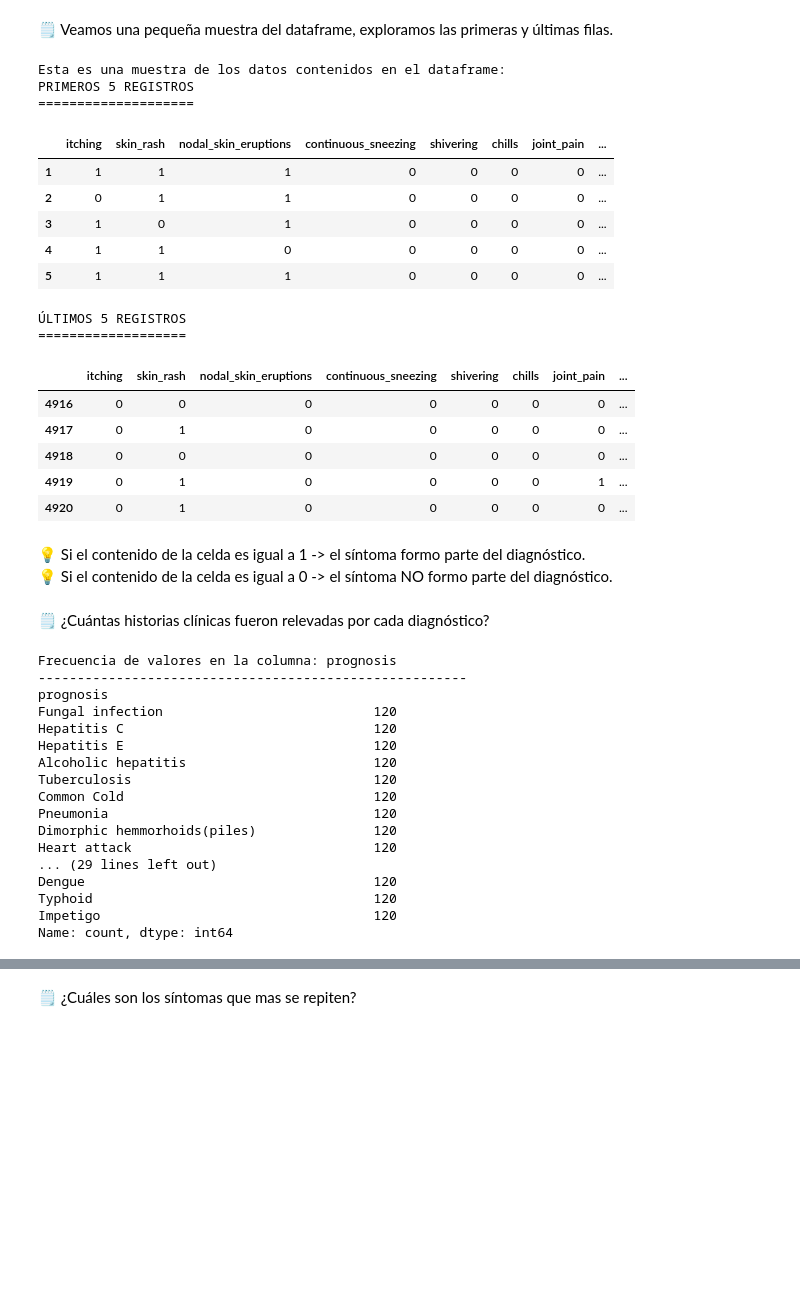
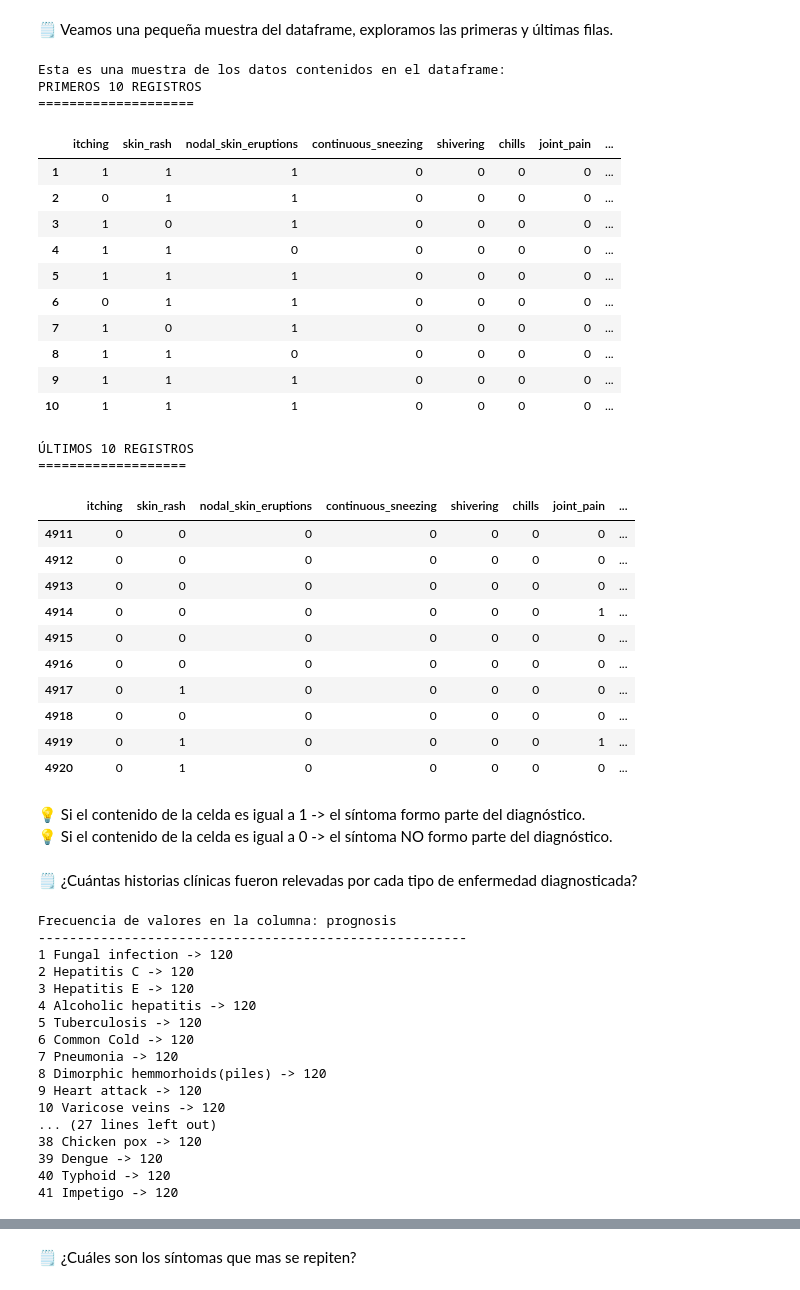
Before and after one commit to chetincho/ds_Prediccion_de_enfermedades, a Jupyter notebook: proyecto.ipynb, the cells around one changed output, grey strips where cells are left out. Saved outputs shown, nothing was run; the diff lists cells and outputs as text; code cells hidden in the pictures; blank space fills up the shorter version.

```diff
--- a/proyecto.ipynb
+++ b/proyecto.ipynb
@@ -114,27 +128,37 @@ Name: count, dtype: int64
 🗒️ Veamos una pequeña muestra del dataframe, exploramos las primeras y últimas filas.
 # %%
 print("Esta es una muestra de los datos contenidos en el dataframe:")
-print("PRIMEROS 5 REGISTROS")
+print("PRIMEROS 10 REGISTROS")
 print("====================")
-df.head()
+df.head(10)
 # %% [output]
 Esta es una muestra de los datos contenidos en el dataframe:
-PRIMEROS 5 REGISTROS
+PRIMEROS 10 REGISTROS
 ====================
 |  | itching | skin_rash | nodal_skin_eruptions | continuous_sneezing | shivering | chills | joint_pain | ... |
 | 1 | 1 | 1 | 1 | 0 | 0 | 0 | 0 | ... |
 | 2 | 0 | 1 | 1 | 0 | 0 | 0 | 0 | ... |
 | 3 | 1 | 0 | 1 | 0 | 0 | 0 | 0 | ... |
 | 4 | 1 | 1 | 0 | 0 | 0 | 0 | 0 | ... |
 | 5 | 1 | 1 | 1 | 0 | 0 | 0 | 0 | ... |
+| 6 | 0 | 1 | 1 | 0 | 0 | 0 | 0 | ... |
+| 7 | 1 | 0 | 1 | 0 | 0 | 0 | 0 | ... |
+| 8 | 1 | 1 | 0 | 0 | 0 | 0 | 0 | ... |
+| 9 | 1 | 1 | 1 | 0 | 0 | 0 | 0 | ... |
+| 10 | 1 | 1 | 1 | 0 | 0 | 0 | 0 | ... |
 # %%
-print("ÚLTIMOS 5 REGISTROS")
+print("ÚLTIMOS 10 REGISTROS")
 print("===================")
-df.tail()
+df.tail(10)
 # %% [output]
-ÚLTIMOS 5 REGISTROS
+ÚLTIMOS 10 REGISTROS
 ===================
 |  | itching | skin_rash | nodal_skin_eruptions | continuous_sneezing | shivering | chills | joint_pain | ... |
+| 4911 | 0 | 0 | 0 | 0 | 0 | 0 | 0 | ... |
+| 4912 | 0 | 0 | 0 | 0 | 0 | 0 | 0 | ... |
+| 4913 | 0 | 0 | 0 | 0 | 0 | 0 | 0 | ... |
+| 4914 | 0 | 0 | 0 | 0 | 0 | 0 | 1 | ... |
+| 4915 | 0 | 0 | 0 | 0 | 0 | 0 | 0 | ... |
 | 4916 | 0 | 0 | 0 | 0 | 0 | 0 | 0 | ... |
 | 4917 | 0 | 1 | 0 | 0 | 0 | 0 | 0 | ... |
 | 4918 | 0 | 0 | 0 | 0 | 0 | 0 | 0 | ... |
@@ -144,28 +168,32 @@ df.tail()
 💡 Si el contenido de la celda es igual a 1 -> el síntoma formo parte del diagnóstico.<br>
 💡 Si el contenido de la celda es igual a 0 -> el síntoma NO formo parte del diagnóstico.
 # %% [markdown]
-🗒️ ¿Cuántas historias clínicas fueron relevadas por cada diagnóstico?
+🗒️ ¿Cuántas historias clínicas fueron relevadas por cada tipo de enfermedad diagnosticada?
 # %%
 frecuencia_valores = df['prognosis'].value_counts()
 print(f"\nFrecuencia de valores en la columna: {'prognosis'}")
 print("-------------------------------------------------------")
-print(frecuencia_valores)
+
+n=1
+for enfermedad,frecuencia in frecuencia_valores.items():
+    print(f"{n} {enfermedad} -> {frecuencia}")
+    n=n+1
 # %% [output]
 Frecuencia de valores en la columna: prognosis
 -------------------------------------------------------
-prognosis
-Fungal infection                           120
-Hepatitis C                                120
-Hepatitis E                                120
-Alcoholic hepatitis                        120
-Tuberculosis                               120
-Common Cold                                120
-Pneumonia                                  120
-Dimorphic hemmorhoids(piles)               120
-Heart attack                               120
-... (29 lines left out)
-Dengue                                     120
-Typhoid                                    120
-Impetigo                                   120
-Name: count, dtype: int64
+1 Fungal infection -> 120
+2 Hepatitis C -> 120
+3 Hepatitis E -> 120
+4 Alcoholic hepatitis -> 120
+5 Tuberculosis -> 120
+6 Common Cold -> 120
+7 Pneumonia -> 120
+8 Dimorphic hemmorhoids(piles) -> 120
+9 Heart attack -> 120
+10 Varicose veins -> 120
+... (27 lines left out)
+38 Chicken pox -> 120
+39 Dengue -> 120
+40 Typhoid -> 120
+41 Impetigo -> 120
 # %% [markdown]
```
Also changed, not shown: parts of 9 cells of this notebook.
